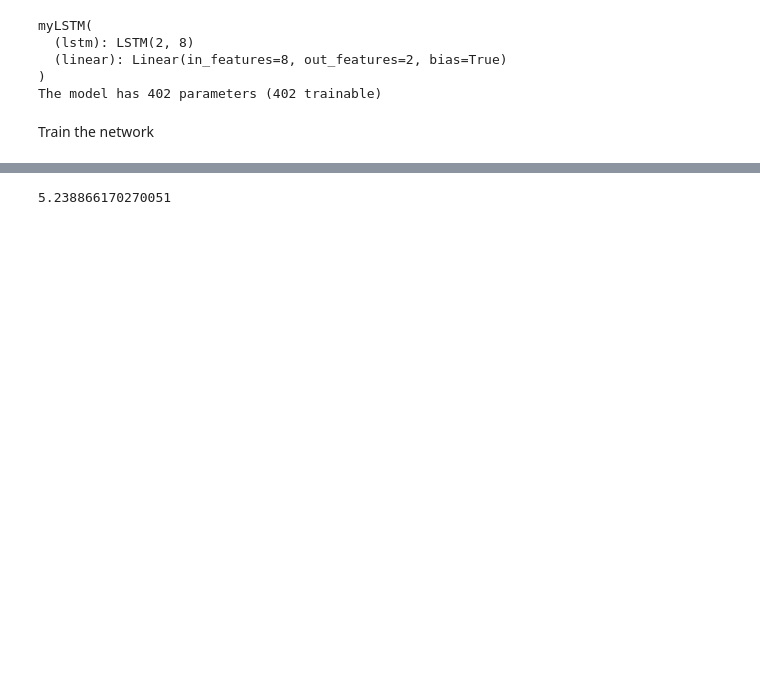
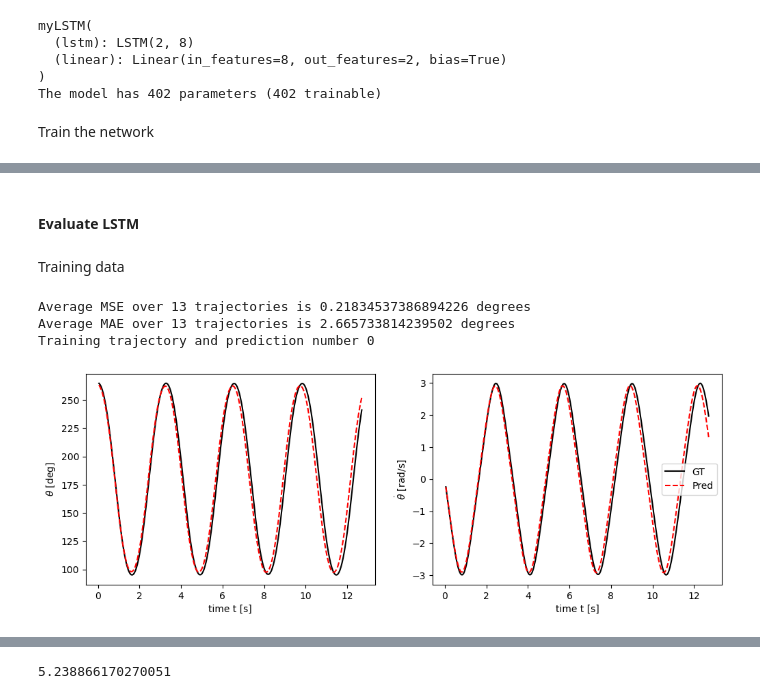
Before and after one commit to kamarain/course_examples, a Jupyter notebook: ODE_pendulum.ipynb, the cells around one changed output, grey strips where cells are left out. Drawn from its saved outputs; the diff is of its cells as text; code cells hidden in the pictures; blank space fills up the shorter version.

Commit message:
only some experiments and Transformer missing for pendulum

```diff
--- a/ODE_pendulum.ipynb
+++ b/ODE_pendulum.ipynb
@@ -809,11 +813,14 @@ The model has 402 parameters (402 trainable)
 # %% [markdown]
 Train the network
 # %%
-num_of_epochs = 1000
+import time
+
+num_of_epochs = 4000
 loss_lstm = torch.nn.MSELoss()
-optimizer_lstm = torch.optim.Adam(model_lstm.parameters(), lr=0.01)
-scheduler = lr_scheduler.LinearLR(optimizer_lstm, start_factor=0.1, end_factor=0.000001, total_iters=num_of_epochs-10)
-model_pdenet.train()
+#loss_lstm = torch.nn.L1Loss()
+optimizer_lstm = torch.optim.Adam(model_lstm.parameters(), lr=0.1)
+scheduler = lr_scheduler.LinearLR(optimizer_lstm, start_factor=0.1, end_factor=0.0001, total_iters=num_of_epochs-100)
+model_lstm.train()
 start = time.time()
 for n in range(num_of_epochs):
     running_loss = 0.0
@@ -824,7 +831,7 @@ for n in range(num_of_epochs):
 
         y_in = y[:-1,:]
         y_out = y[1:,:]
-        optimizer_pdenet.zero_grad()
+        optimizer_lstm.zero_grad()
         y_pred, _, _ = model_lstm(y_in)
         loss = loss_lstm(y_out,y_pred)
         loss.backward()
@@ -840,0 +864,48 @@ print(f'Training took {end - start} seconds')
+# %% [markdown]
+#### Evaluate LSTM
+# %% [markdown]
+Training data
+# %%
+model_lstm.eval()
+print_ind = np.random.randint(0,N_tr)
+
+ind = -1
+theta_mse = []
+theta_mae = []
+for y,t in zip(Y_tr,T_tr):
+    ind += 1
+    y = torch.from_numpy(y).float().t() # shape N,2
+    t = torch.from_numpy(t).float()
+    t = t.view(len(t),1) # shape Nhttps://pytorch.org/docs/stable/generated/torch.t.html#torch.t,1
+
+    y_in = y[:-1,:]
+    y_out = y[1:,:]
+    t_out = t[1:]
+    y_pred = torch.empty(y_out.shape)
+    y_pred[0,:], h_t, c_t = model_lstm(y_in[0,:].view(1,-1).float())
+
+    for te_ind in range(1,y_out.shape[0]):
+        y_pred[te_ind,:], h_t, c_t = model_lstm(y_pred[te_ind-1,:].view(1,-1), h_t, c_t)
+    y_pred = y_pred.detach()
+    y = y_out # First element is not counted as it is not estimated
+    t = t_out
+
+    theta_mse.append(torch.sqrt(torch.sum(torch.pow(y[:,0]-y_pred[:,0],2)))/y.shape[0])
+    theta_mae.append(torch.sum(abs(y[:,0]-y_pred[:,0]))/y.shape[0])
+
+    if ind == print_ind:
+        y_plot = y
+        y_pred_plot = y_pred
+        t_plot = t
+
+avg_theta_mse = sum(theta_mse)/N_tr
+avg_theta_mae = sum(theta_mae)/N_tr
+print(f'Average MSE over {N_tr} trajectories is {avg_theta_mse*180/np.pi} degrees')
+print(f'Average MAE over {N_tr} trajectories is {avg_theta_mae*180/np.pi} degrees')
+print(f'Training trajectory and prediction number {print_ind}')
+pendulum_comparison_plot(t_plot,y_plot.t(),t_plot, y_pred_plot.t())
+# %% [output]
+Average MSE over 13 trajectories is 0.21834537386894226 degrees
+Average MAE over 13 trajectories is 2.665733814239502 degrees
+Training trajectory and prediction number 0
+[figure, added]
```
Also changed, not shown: parts of 10 cells of this notebook.
